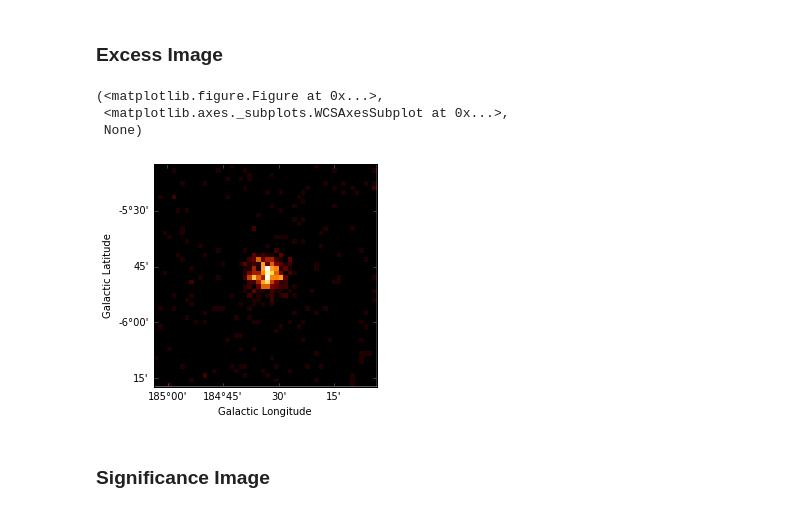
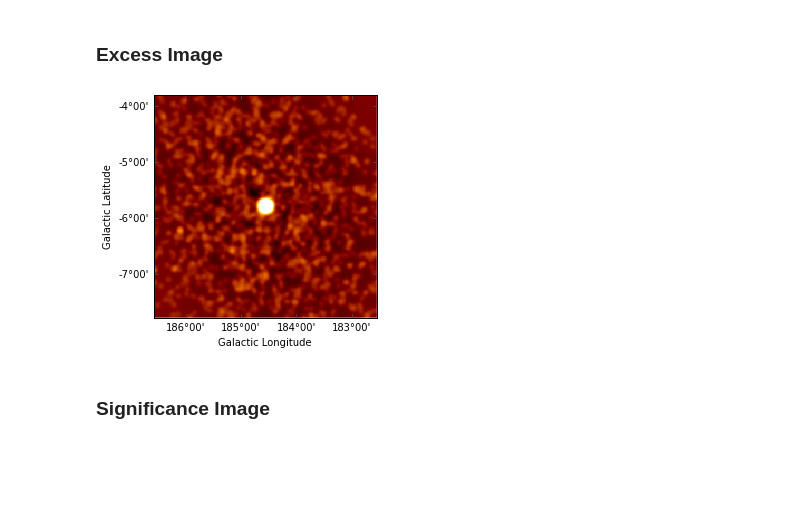
Before and after one commit to gammapy/gammapy-extra, a Jupyter notebook: notebooks/image_pipe.ipynb, the cells around one changed output. Saved outputs shown, nothing was run; the diff lists cells and outputs as text; code cells hidden in the pictures; blank space fills up the shorter version.

```diff
--- a/notebooks/image_pipe.ipynb
+++ b/notebooks/image_pipe.ipynb
@@ -94,12 +96,10 @@ images["bkg"].plot()
 # %% [markdown]
 ### Excess Image
-# %%
-images["excess"].plot()
-# %% [output]
-(<matplotlib.figure.Figure at 0x...>,
- <matplotlib.axes._subplots.WCSAxesSubplot at 0x...>,
- None)
-[figure, removed]
+# %%
+norm = images["excess"].plot_norm(stretch='sqrt', min_cut=0, max_cut=0.9)
+oo=images["excess"].smooth(radius=0.08 * u.deg).plot(norm=norm)
+# %% [output]
+[figure, added]
 # %% [markdown]
 ### Significance Image
 # %%
```
Also changed, not shown: parts of 8 cells of this notebook, 1 other file.
